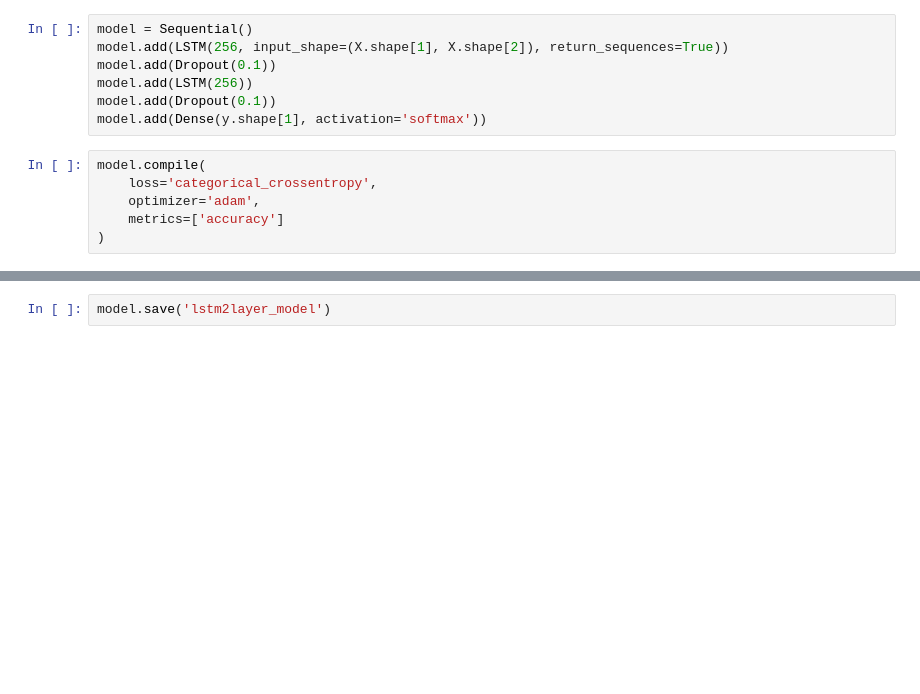
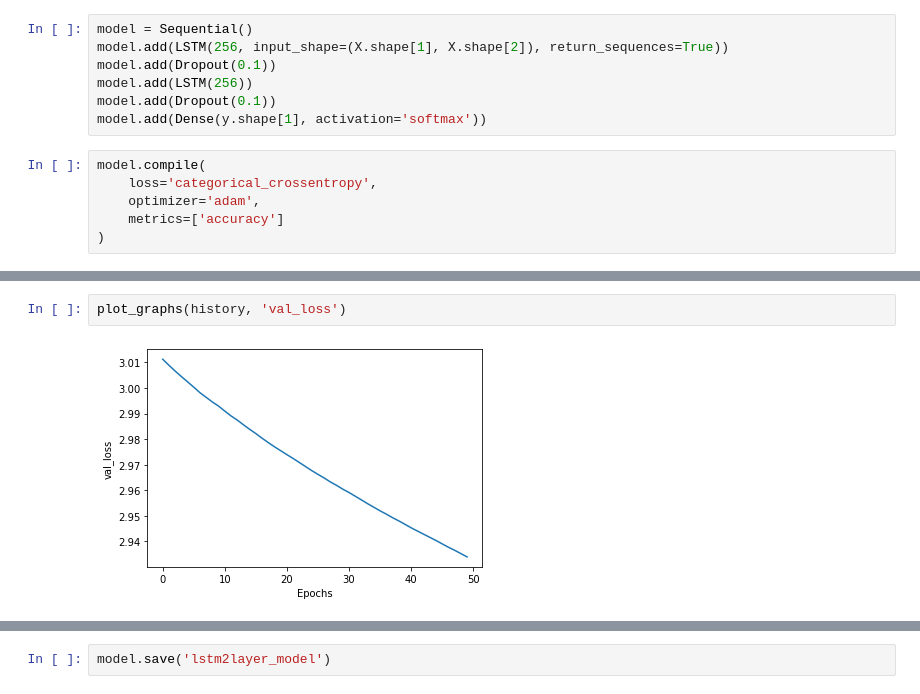
Before and after one commit to tomateit/text-generation-demo, a Jupyter notebook: notebooks/HowThisIsDone.ipynb, the cells around one changed output, grey strips where cells are left out. Drawn from its saved outputs; the diff is of its cells as text; blank space fills up the shorter version.

```diff
--- a/notebooks/HowThisIsDone.ipynb
+++ b/notebooks/HowThisIsDone.ipynb
@@ -237,0 +235,4 @@ plot_graphs(history, 'accuracy')
+# %%
+plot_graphs(history, 'val_loss')
+# %% [output]
+[figure, added]
```
Also changed, not shown: parts of 11 cells of this notebook.
